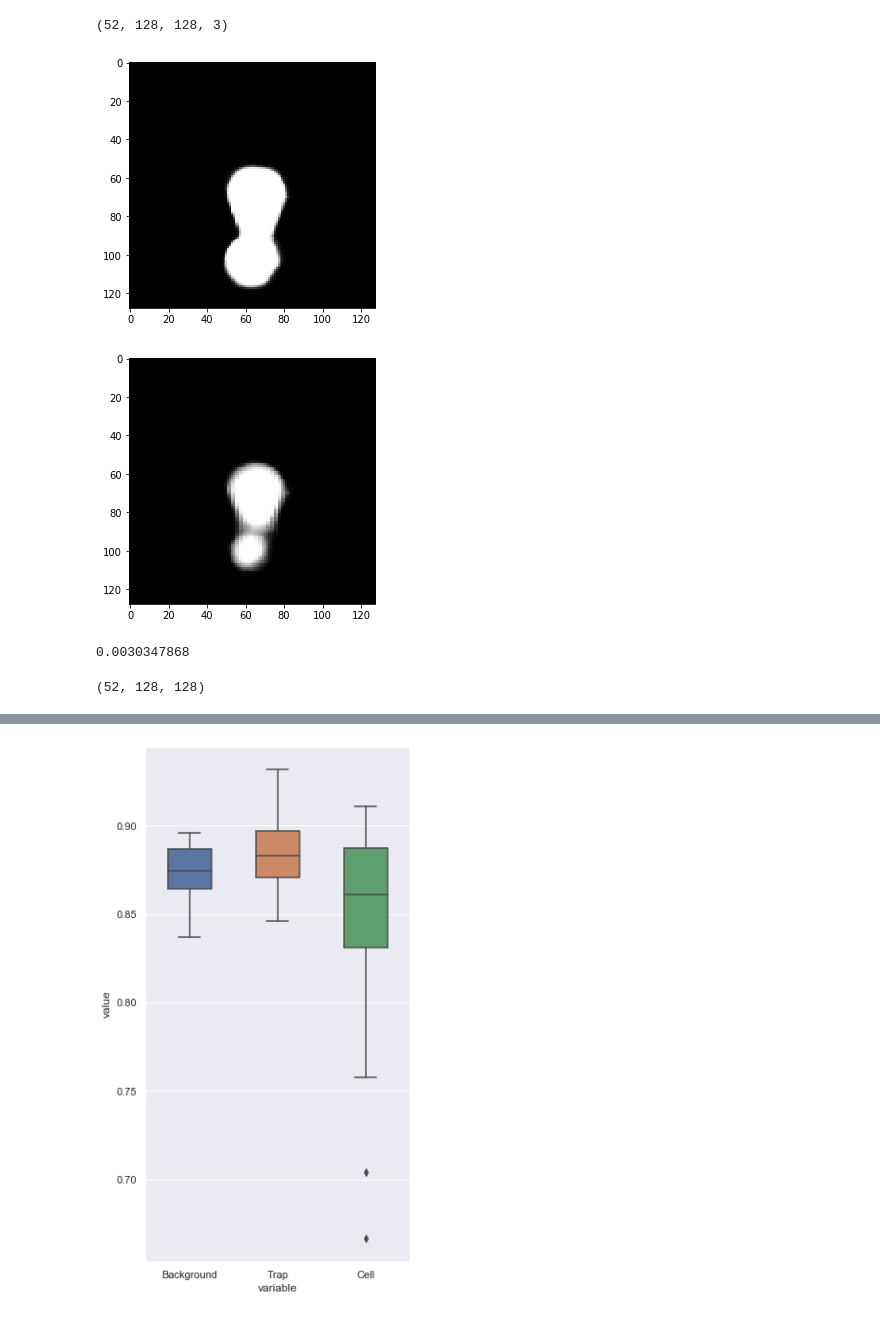
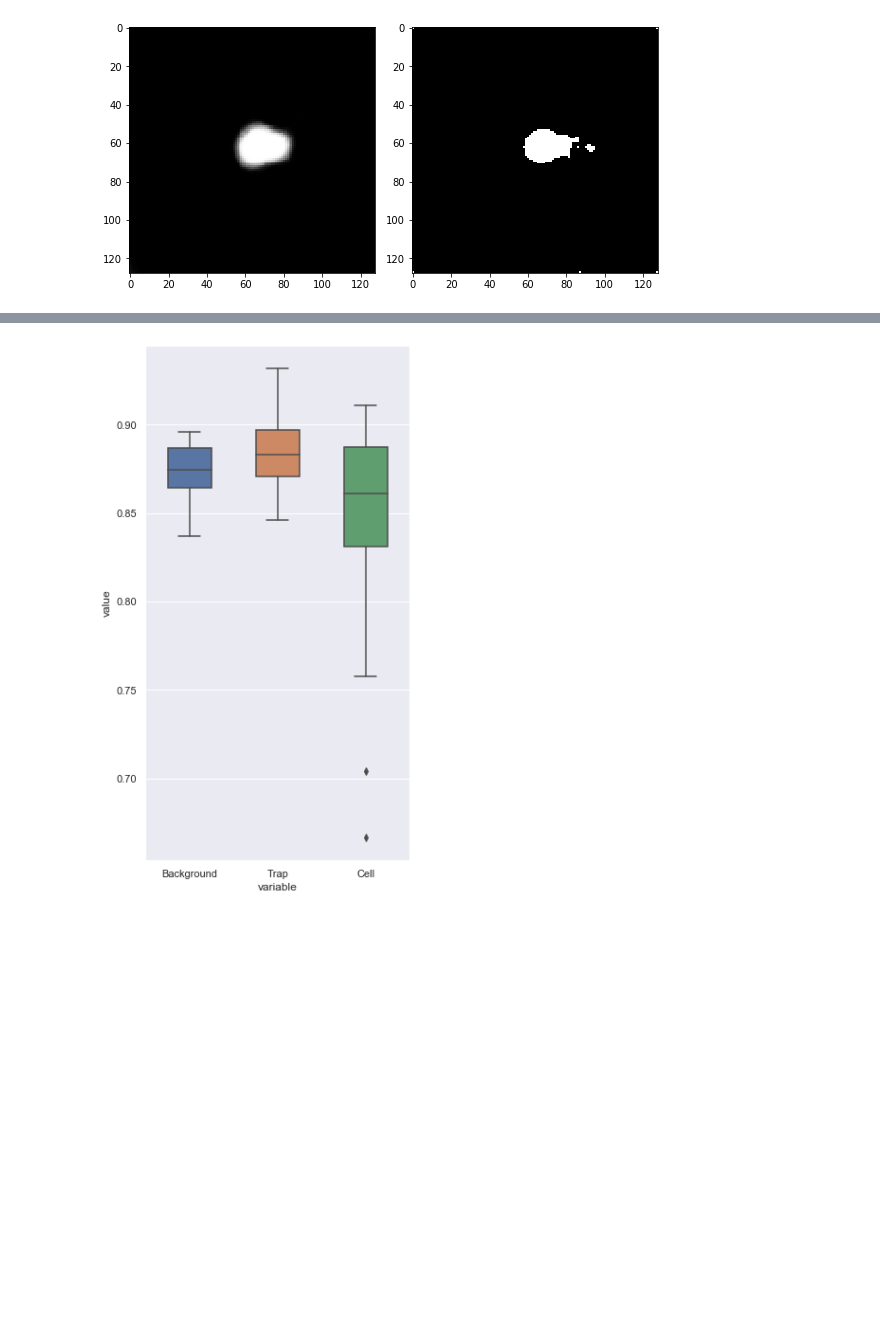
Before and after one commit to ziheng84/Master-thesis, a Jupyter notebook: UNet/lab_unet_prediction.ipynb, the cells around one changed output, grey strips where cells are left out. Saved outputs shown, nothing was run; the diff lists cells and outputs as text; code cells hidden in the pictures; blank space fills up the shorter version.

Commit message:
Thesis data

```diff
--- a/UNet/lab_unet_prediction.ipynb
+++ b/UNet/lab_unet_prediction.ipynb
@@ -35,7 +35,7 @@ IMG_HEIGHT = 128
 # Original size = 572*572
 LABEL_CLASS = 3
 
-MODEL_NAME = 'model-Swain-unet-epoch100.h5'
+MODEL_NAME = 'model-Swain-unet-aug.h5'
 
 warnings.filterwarnings('ignore', category=UserWarning, module='skimage')
 seed = 42
@@ -123,11 +102,0 @@ Done!
-# %%
-def IoU(y_true,y_pred):
-    y_true_f = tf.reshape(y_true,[-1])
-    y_pred_f = tf.reshape(y_pred,[-1])
-    intersection = tf.reduce_sum(y_true_f * y_pred_f)
-    score = intersection / (tf.reduce_sum(y_true_f) + tf.reduce_sum(y_pred_f))
-    return score
-
-def IoU_loss(y_true , y_pred):
-    loss = 1 - IoU(y_true, y_pred)
-    return loss
@@ -186,4 +103,7 @@ preds_test_sm_t = (preds_test_sm > 0.5).astype(np.uint8)
-# %%
-preds_test.shape
-# %% [output]
-(52, 128, 128, 3)
+# %%
+# Predict on test data via UNet
+model = load_model('.\\' + MODEL_NAME, custom_objects={'bce_dice_loss': bce_dice_loss, 'IoU': IoU, 'dice_loss': dice_loss})
+preds_test = model.predict(X_test, verbose=1)
+
+# Threshold predictions
+preds_test_t = (preds_test > 0.5).astype(np.uint8)
@@ -190,17 +112,12 @@ preds_test.shape
 # %%
-plt.figure()
+plt.figure(figsize=(8,4))
 #plt.grid(None)
+plt.subplot(121)
 imshow(preds_test[1,:,:,2])
+
+plt.subplot(122)
+#plt.grid(None)
+imshow(preds_test_t[1,:,:,2])
 plt.show()
-
-plt.figure()
-#plt.grid(None)
-imshow(preds_test_sm[1,:,:,2])
-plt.show()
 # %% [output]
-[figure, old version]
+[figure, new version]
-[figure, removed]
-# %%
-preds_test_sm[1,80,80,2]
-# %% [output]
-0.0030347868
@@ -219,10 +134,6 @@ for i in range(preds_test_t.shape[0]):
                 preds_test_mask[i, y, x] = 2
             else:
                 preds_test_mask[i, y, x] = 0
-# %%
-preds_test_mask.shape
-# %% [output]
-(52, 128, 128)
 # %%
 # Visualize the test image + the prediction masks
 ix = random.randint(0, len(test_ids)-1)
```
Also changed, not shown: parts of 38 cells of this notebook, 13 other files.
